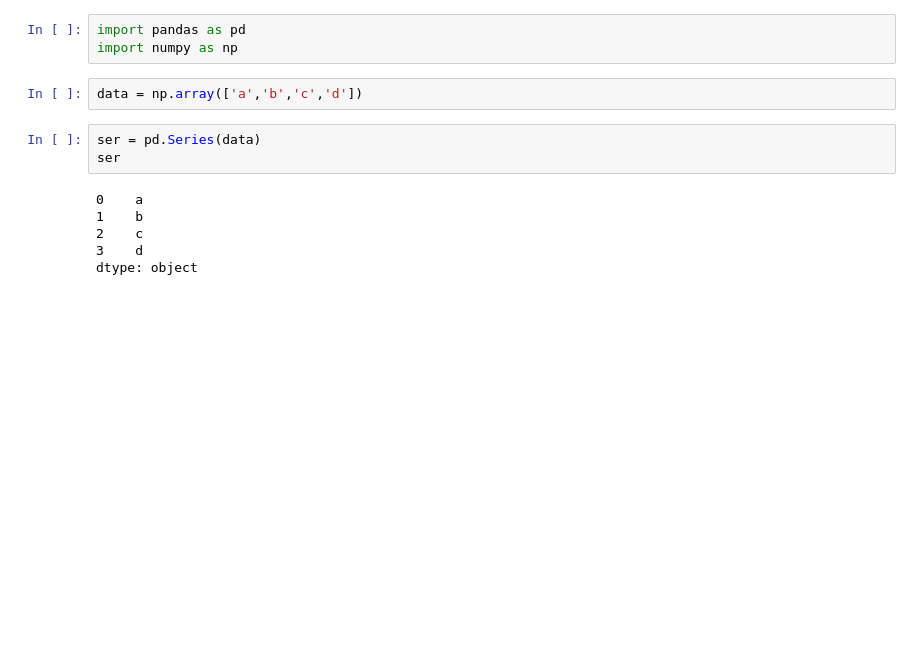
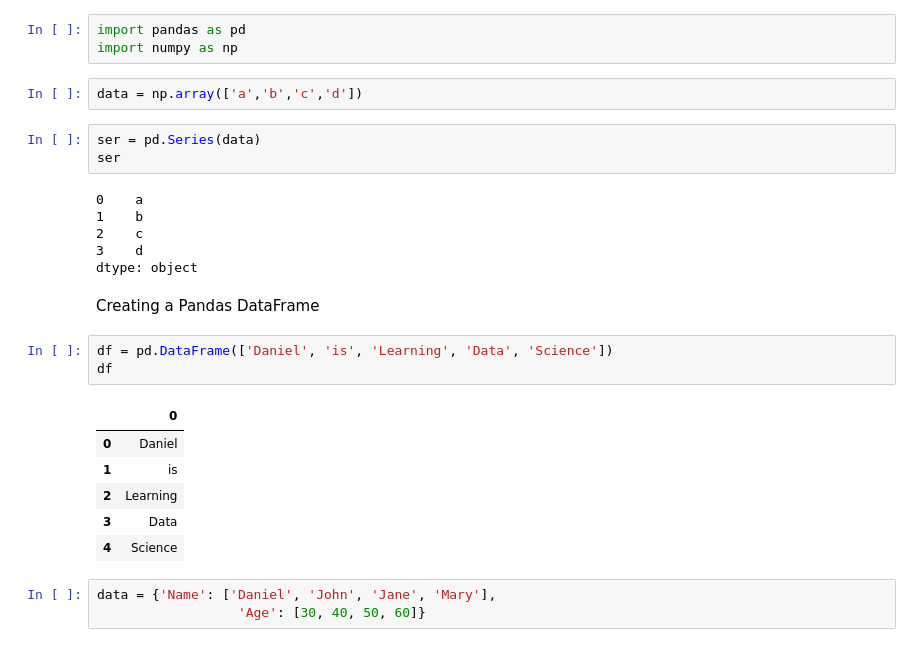
Before and after one commit to ayyesu/data-science_journey, a Jupyter notebook: pandas.ipynb, the cells around one changed output. Drawn from its saved outputs; the diff is of its cells as text; blank space fills up the shorter version.

```diff
--- a/pandas.ipynb
+++ b/pandas.ipynb
@@ -32,3 +32,18 @@ ser
 2    c
 3    d
 dtype: object
+# %% [markdown]
+Creating a Pandas DataFrame
+# %%
+df = pd.DataFrame(['Daniel', 'is', 'Learning', 'Data', 'Science'])
+df
+# %% [output]
+|  | 0 |
+| 0 | Daniel |
+| 1 | is |
+| 2 | Learning |
+| 3 | Data |
+| 4 | Science |
+# %%
+data = {'Name': ['Daniel', 'John', 'Jane', 'Mary'],
+                  'Age': [30, 40, 50, 60]}
```
Also changed, not shown: parts of 8 cells of this notebook, 1 other file.
